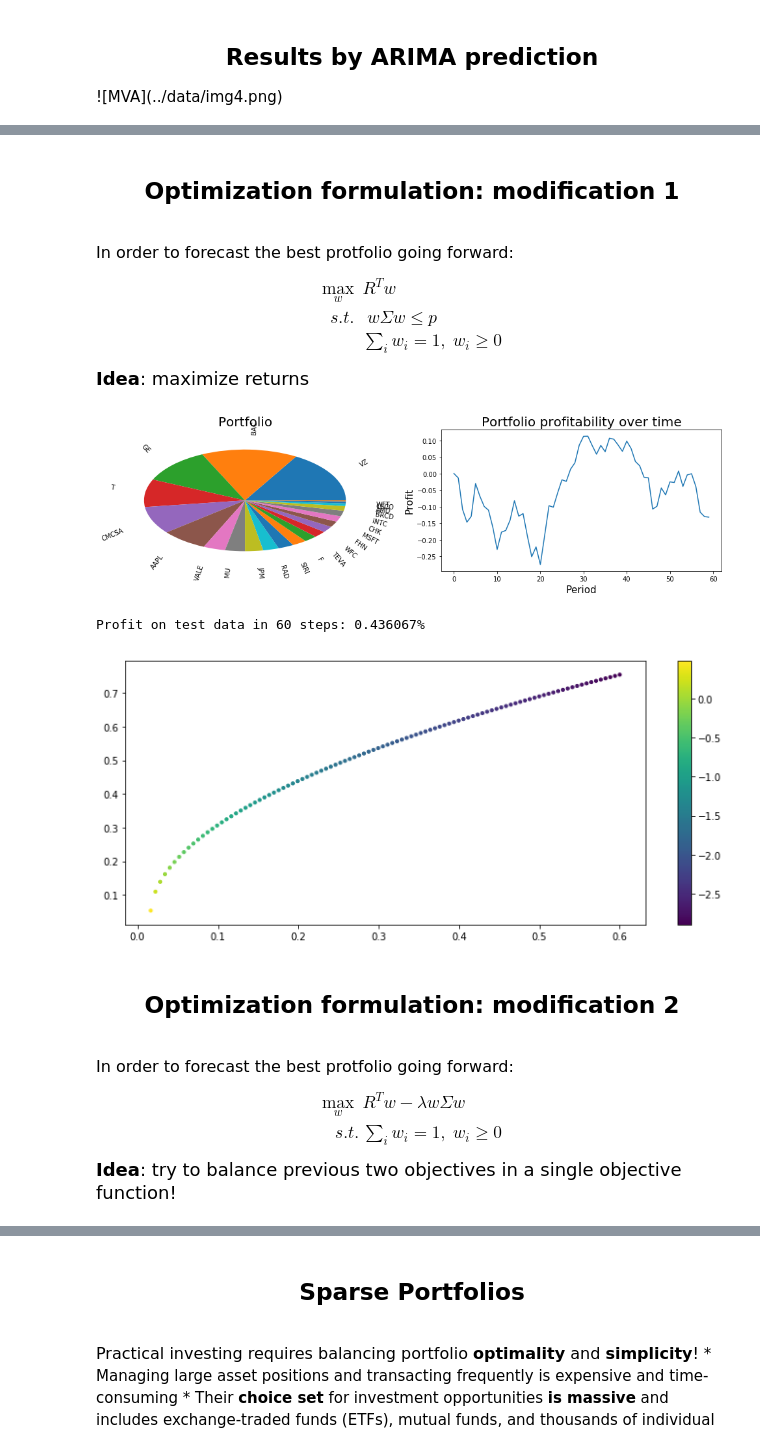
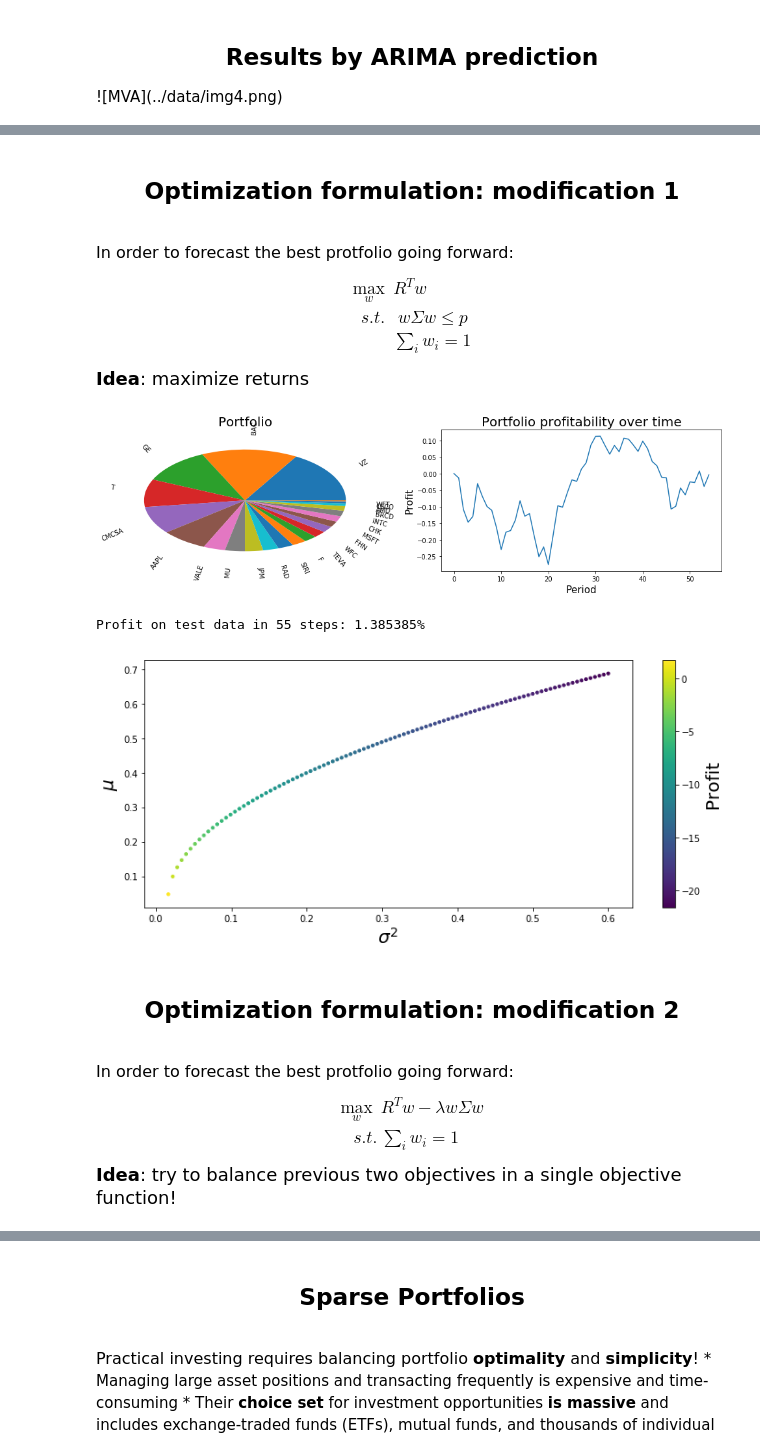
Before and after one commit to fedimser/MarkowitzPortfolio, a Jupyter notebook: code/Markovitz_new.ipynb, the cells around one changed output, grey strips where cells are left out. Saved outputs shown, nothing was run; the diff lists cells and outputs as text; code cells hidden in the pictures.

```diff
--- a/code/Markovitz_new.ipynb
+++ b/code/Markovitz_new.ipynb
@@ -65,7 +65,7 @@ from cvxpy import *
 DATASET_NAME = 'data'
 
 # Period, on which we will invest.
-PERIOD = 60
+PERIOD = 55
 
 # Set of lambda parameters, which we will check.
 LAMBDA_RANGE = [0.01, 0.1, 0.5, 1, 2]
@@ -313,7 +316,7 @@ In order to forecast the best protfolio going forward:
 \begin{align}
 \max_w\; &  R^T w  \\
 s.t. \;&\; w\Sigma w \leq p\\
-&\sum_{i} w_i = 1, \;w_i \geq 0
+&\sum_{i} w_i = 1
 \end{align}
 </font>
 
@@ -335,23 +338,26 @@ p = 0.017
 opt_portfolio = get_optimal_portfoilio_for_known_predictions(prices, T-1, p, predictions)
 portfolio_info(opt_portfolio, PERIOD)
 # %% [output]
-[figure, old version]
+[figure, new version]
-Profit on test data in 60 steps: 0.436067%
+Profit on test data in 55 steps: 1.385385%
 # %%
 # Collect results
 
 results_2 = []
 for p in np.linspace(0.0165, 0.6, 100):
     opt_portfolio = get_optimal_portfoilio_for_known_predictions(prices, T-1, p, predictions)
     mean, var, profit = get_mean_variance(prices, T-1, predictions, opt_portfolio, PERIOD)
     results_2.append([mean, var, profit])
 
 results_2 = np.array(results_2)
 plt.figure(figsize=(12, 5))
 plt.scatter(results_2[:, 1], results_2[:, 0], c = results_2[:,2], s=10)
-plt.colorbar();
+plt.xlabel('$\sigma^2$', fontsize=20)
+plt.ylabel('$\mu$', fontsize=20)
+ax = plt.colorbar();
+ax.set_label(label='Profit', fontsize=20);
 # %% [output]
-[figure, old version]
+[figure, new version]
 # %% [markdown]
 <center><h2> Optimization formulation: modification 2 </h2></center>
 <br>
@@ -359,7 +365,7 @@ plt.colorbar();
 In order to forecast the best protfolio going forward:
 \begin{align}
 \max_w\; &  R^T w - \lambda  w\Sigma w \\
-s.t. &\sum_{i} w_i = 1, \;w_i \geq 0
+s.t. &\sum_{i} w_i = 1
 \end{align}
 </font>
 
```
Also changed, not shown: parts of 10 cells of this notebook.
